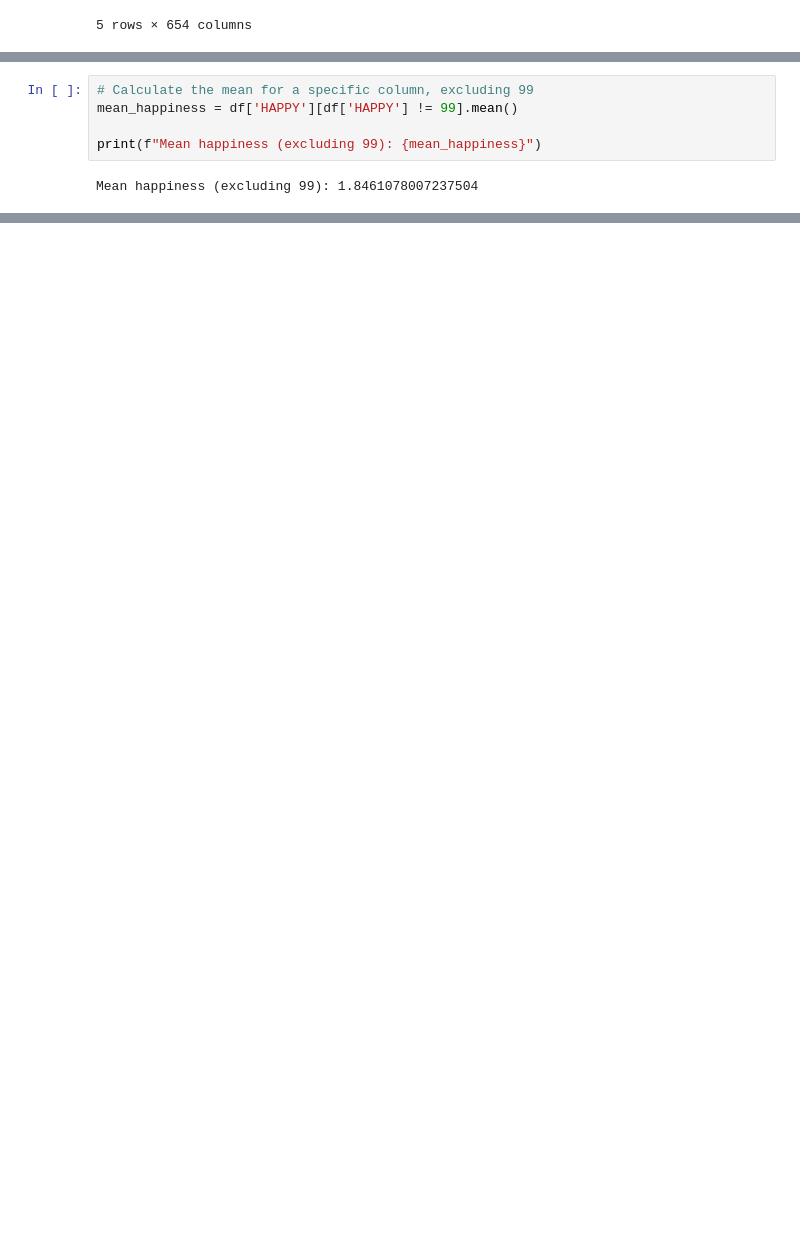
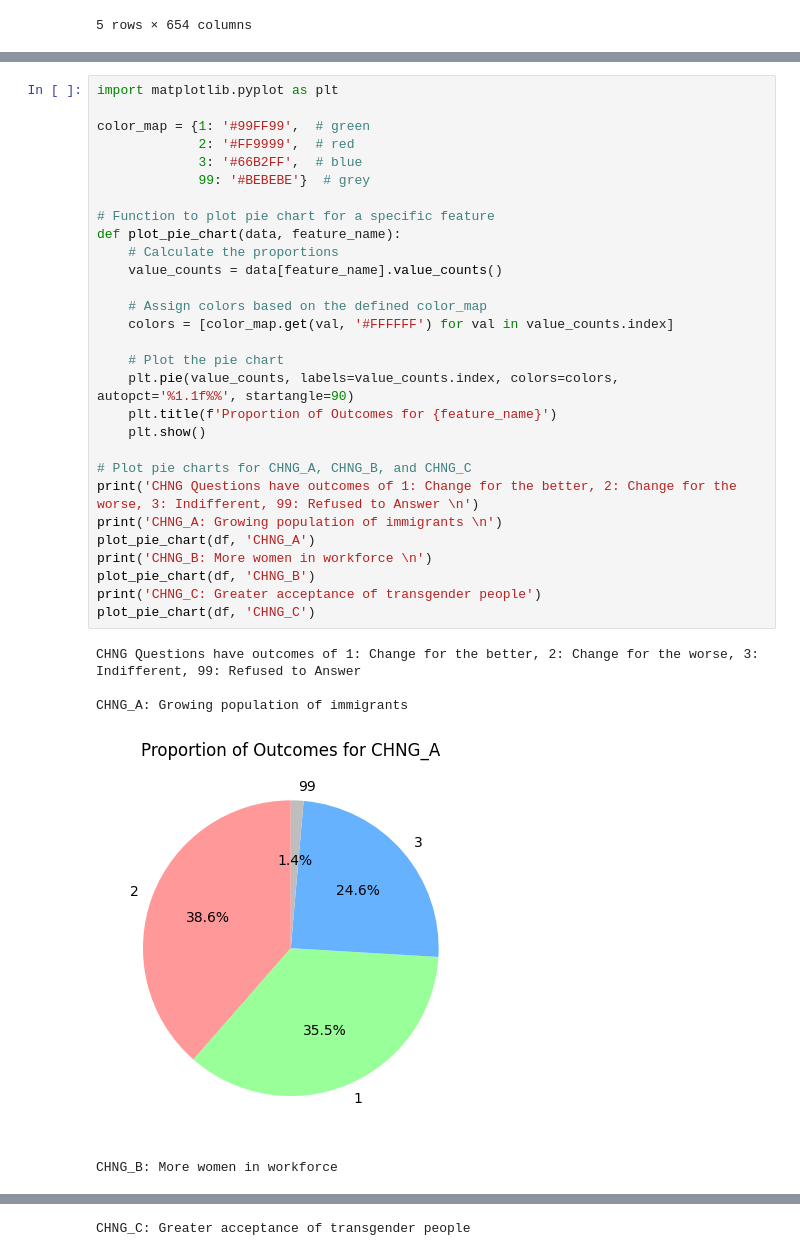
Before and after one commit to jak521/dsci441_project, a Jupyter notebook: code.ipynb, the cells around one changed output, grey strips where cells are left out. Saved outputs shown, nothing was run; the diff lists cells and outputs as text; blank space fills up the shorter version.

Commit message:
reduced scope of features, plotted CHNG feature outcome proportions

```diff
--- a/code.ipynb
+++ b/code.ipynb
@@ -79,7 +112,35 @@ max    159787.085865  149850.067673
-# %%
-# Calculate the mean for a specific column, excluding 99
-mean_happiness = df['HAPPY'][df['HAPPY'] != 99].mean()
-
-print(f"Mean happiness (excluding 99): {mean_happiness}")
-# %% [output]
-Mean happiness (excluding 99): 1.8461078007237504
+# %%
+import matplotlib.pyplot as plt
+
+color_map = {1: '#99FF99',  # green
+             2: '#FF9999',  # red
+             3: '#66B2FF',  # blue
+             99: '#BEBEBE'}  # grey
+
+# Function to plot pie chart for a specific feature
+def plot_pie_chart(data, feature_name):
+    # Calculate the proportions
+    value_counts = data[feature_name].value_counts()
+
+    # Assign colors based on the defined color_map
+    colors = [color_map.get(val, '#FFFFFF') for val in value_counts.index]
+
+    # Plot the pie chart
+    plt.pie(value_counts, labels=value_counts.index, colors=colors, autopct='%1.1f%%', startangle=90)
+    plt.title(f'Proportion of Outcomes for {feature_name}')
+    plt.show()
+
+# Plot pie charts for CHNG_A, CHNG_B, and CHNG_C
+print('CHNG Questions have outcomes of 1: Change for the better, 2: Change for the worse, 3: Indifferent, 99: Refused to Answer \n')
+print('CHNG_A: Growing population of immigrants \n')
+plot_pie_chart(df, 'CHNG_A')
+print('CHNG_B: More women in workforce \n')
+plot_pie_chart(df, 'CHNG_B')
+print('CHNG_C: Greater acceptance of transgender people')
+plot_pie_chart(df, 'CHNG_C')
+# %% [output]
+CHNG Questions have outcomes of 1: Change for the better, 2: Change for the worse, 3: Indifferent, 99: Refused to Answer
+
+CHNG_A: Growing population of immigrants
+[figure, added]
+CHNG_B: More women in workforce
@@ -85,0 +148 @@ Mean happiness (excluding 99): 1.8461078007237504
+CHNG_C: Greater acceptance of transgender people
```
Also changed, not shown: parts of 4 cells of this notebook.
